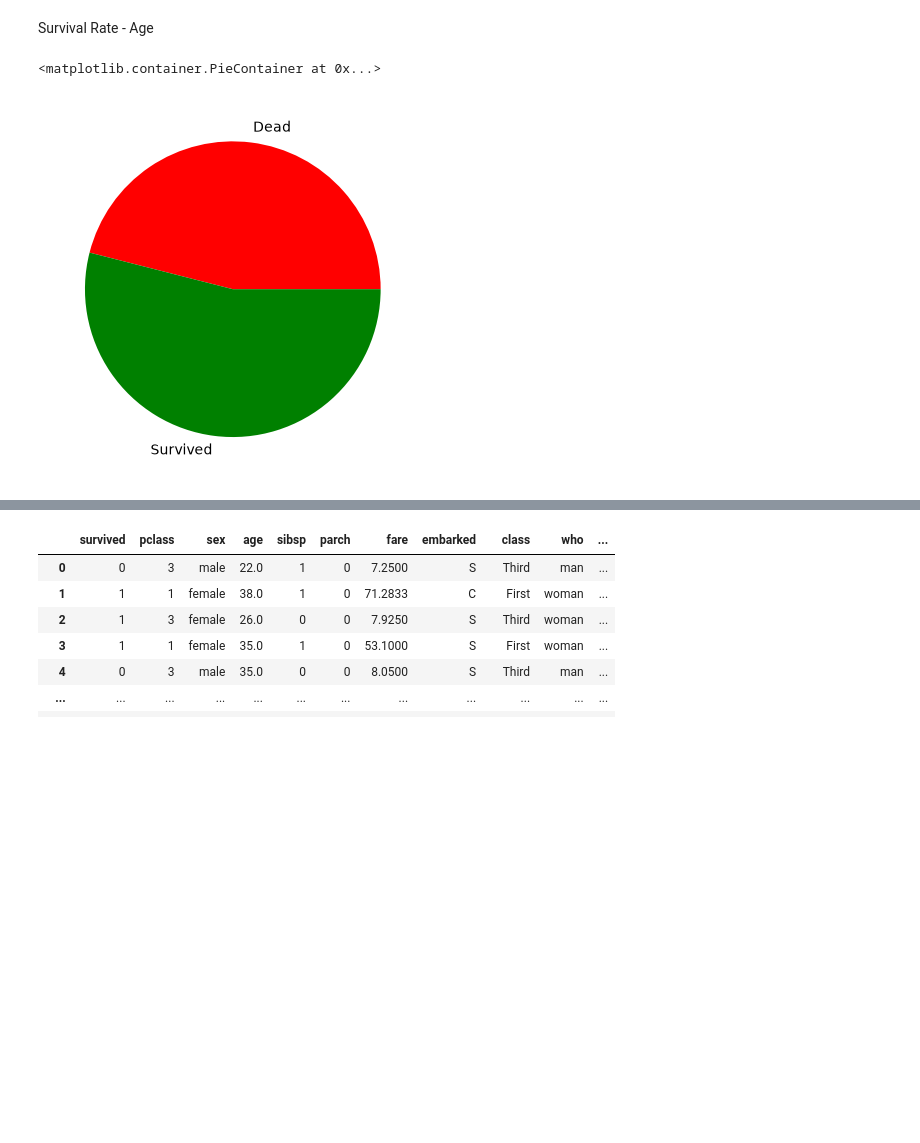
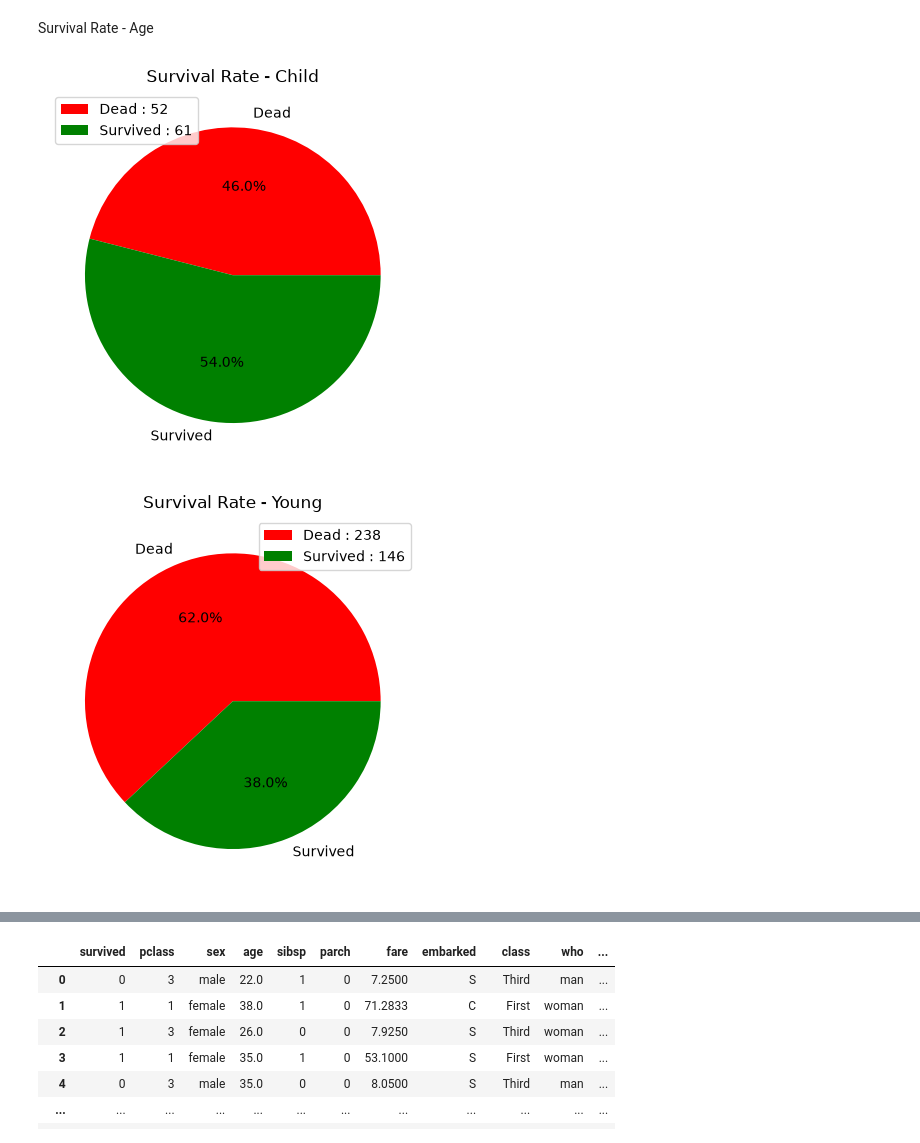
Before and after one commit to marandiohooman-star/Titanic-People-Data-Analysis, a Jupyter notebook: Titanic People Data Analysis.ipynb, the cells around one changed output, grey strips where cells are left out. Saved outputs shown, nothing was run; the diff lists cells and outputs as text; code cells hidden in the pictures; blank space fills up the shorter version.

```diff
--- a/Titanic People Data Analysis.ipynb
+++ b/Titanic People Data Analysis.ipynb
@@ -42,0 +47,26 @@ Duplicate Rows:
+# %%
+
+df["age_group"] = "Old"
+df.loc[df["age"]<18 , "age_group"] = "Child"
+df.loc[((df["age"]>=18) & (df["age"]<=35)) , "age_group"] = "Young"
+df.loc[((df["age"]>=36) & (df["age"]<=59)) , "age_group"] = "Middle_Aged"
+df.loc[df["age"].isna() , "age_group"] = None
+df.loc[df["age"]>=60 , "age_group"] = "Old"
+
+gender_survived = df.groupby("sex")["survived"].mean() * 100
+age_group_survived = df.groupby("age_group")["survived"].mean()*100
+class_survived = df.groupby("pclass")["survived"].mean()*100
+fare_survived = df.groupby("fare")["survived"].mean()*100
+alone_survived = df.groupby("alone")["survived"].mean()*100
+family_size_survived = df.groupby("family_size")["survived"].mean()*100
+family_size_class_survived = df.groupby(["pclass" , "family_size"])["survived"].mean()*100
+embarkation_survived = df.groupby("embarked")["survived"].mean()*100
+
+print(f"gender_survived :\n{gender_survived}\n")
+print(f"age_group_survived :\n{age_group_survived}\n")
+print(f"class_survived :\n{class_survived}\n")
+print(f"fare_survived :\n{fare_survived}\n")
+print(f"alone_survived :\n{alone_survived}\n")
+print(f"family_size_survived :\n{family_size_survived}\n")
+print(f"family_size_class :\n{family_size_class_survived}\n")
+print(f"embarkation_survived :\n{embarkation_survived}\n")
@@ -112,27 +168,43 @@ Survival Rate - Age
 # %%
 if df["age"].isna().sum()>0:
     df = df.dropna(subset = ["age"])
 
 child = df[df["age"]<18]
 Young =df[ (df["age"]>=18) & (df["age"]<=35)]
 Middle_Aged = df[(df["age"]>=36) & (df["age"]<=59)]
 old = df[df["age"]>=60]
 
 dead_child = (child["survived"] == 0).sum()
 survived_child = (child["survived"] == 1).sum()
 
 dead_Young = (Young["survived"] == 0).sum()
 survived_Young = (Young["survived"] == 1).sum()
 
 dead_Middle_Aged = (Middle_Aged["survived"] == 0).sum()
 survived_Middle_Aged = (Middle_Aged["survived"] == 1).sum()
 
 dead_old = (old["survived"] == 0).sum()
 survived_old = (old["survived"] == 1).sum()
 
 plt.pie([dead_child , survived_child] , labels = ["Dead" , "Survived"] , colors = ["red" , "green"] , autopct = "%1.1f%%")
 plt.title("Survival Rate - Child")
-plt.
+plt.legend(labels = [f"Dead : {dead_child}" , f"Survived : {survived_child}"])
+plt.show()
+
+plt.pie([dead_Young , survived_Young] , labels = ["Dead" , "Survived"] , colors = ["red" , "green"] , autopct = "%1.1f%%")
+plt.title("Survival Rate - Young")
+plt.legend(labels = [f"Dead : {dead_Young}" , f"Survived : {survived_Young}"])
+plt.show()
+
+plt.pie([dead_Middle_Aged , survived_Middle_Aged] , labels = ["Dead" , "Survived"] , colors = ["red" , "green"] , autopct = "%1.1f%%")
+plt.title("Survival Rate - Middle_Aged")
+plt.legend(labels = [f"Dead : {dead_Middle_Aged}" , f"Survived : {survived_Middle_Aged}"])
+plt.show()
+
+plt.pie([dead_old , survived_old] , labels = ["Dead" , "Survived"] , colors = ["red" , "green"] , autopct = "%1.1f%%")
+plt.title("Survival Rate - Old")
+plt.legend(labels = [f"Dead : {dead_old}" , f"Survived : {survived_old}"])
+plt.show()
 # %% [output]
-<matplotlib.container.PieContainer at 0x...>
-[figure, old version]
+[figure, new version]
+[figure, added]
```
Also changed, not shown: parts of 6 cells of this notebook.
